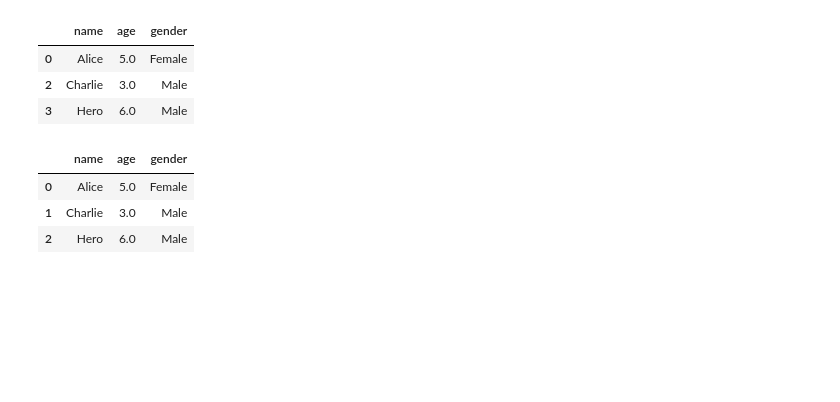
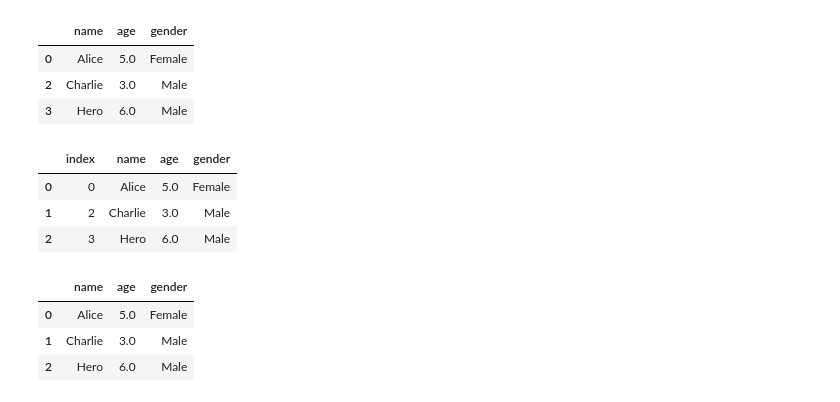
Before and after one commit to Ashimeon/DATA-SCIENCE, a Jupyter notebook: Class 24 Pandas continue and math.ipynb, the cells around one changed output. Cells and saved outputs as stored; diff of their text form; code cells hidden in the pictures; blank space fills up the shorter version.

```diff
--- a/Class 24 Pandas continue and math.ipynb
+++ b/Class 24 Pandas continue and math.ipynb
@@ -142,6 +143,13 @@ df.head()
 | 0 | Alice | 5.0 | Female |
 | 2 | Charlie | 3.0 | Male |
 | 3 | Hero | 6.0 | Male |
+# %%
+df.reset_index()
+# %% [output]
+|  | index | name | age | gender |
+| 0 | 0 | Alice | 5.0 | Female |
+| 1 | 2 | Charlie | 3.0 | Male |
+| 2 | 3 | Hero | 6.0 | Male |
 # %%
 df.reset_index().drop('index',axis=1)
 # %% [output]
```
Also changed, not shown: parts of 8 cells of this notebook.
